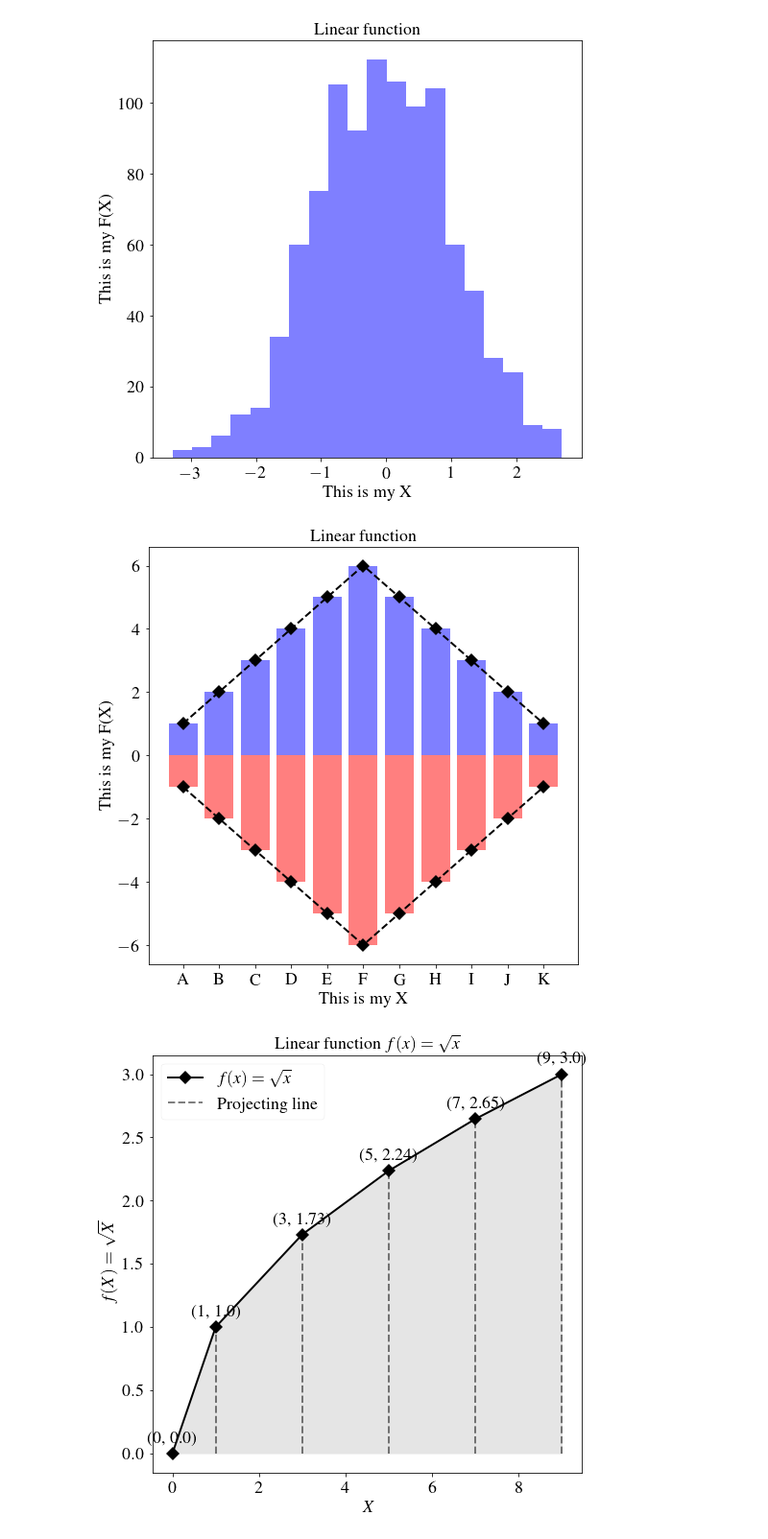
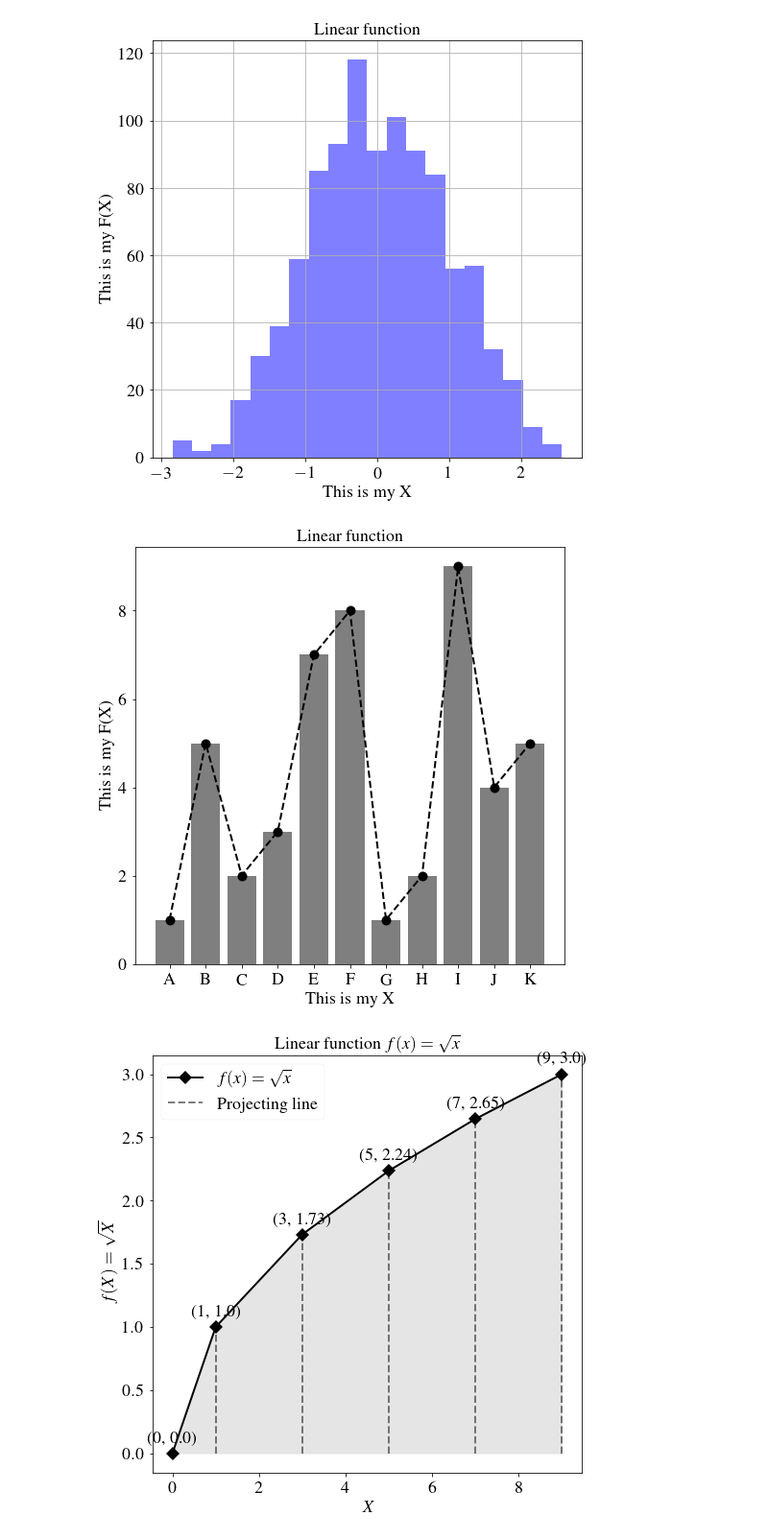
Before and after one commit to qlinhta/my-notes, a Jupyter notebook: teaching/MatplotlibOxford.ipynb, the cells around one changed output. Shown at 96% size. Cells and saved outputs as stored; diff of their text form; code cells hidden in the pictures.

```diff
--- a/teaching/MatplotlibOxford.ipynb
+++ b/teaching/MatplotlibOxford.ipynb
@@ -58,24 +59,23 @@ plt.hist(x, bins=20, color='blue', alpha=0.5)
 plt.xlabel('This is my X')
 plt.ylabel('This is my F(X)')
 plt.title('Linear function')
+plt.grid()
 plt.show()
 # %% [output]
-[figure, old version]
+[figure, new version]
 # %%
 # Example of a bar plot
 x = ['A', 'B', 'C', 'D', 'E', 'F', 'G', 'H', 'I', 'J', 'K']
-y = [1, 2, 3, 4, 5, 6, 5 ,4, 3, 2, 1]
+y = [1, 5, 2, 3, 7, 8, 1, 2, 9, 4, 5]
 plt.subplots(figsize=(8, 8))
-plt.bar(x, y, color=['blue' if i>0 else 'red' for i in y], alpha=0.5)
-plt.plot(x, y, color='black', linestyle='--', linewidth=2, marker='D')
-plt.bar(x, [-i for i in y], color=['red' if i>0 else 'red' for i in y], alpha=0.5)
-plt.plot(x, [-i for i in y], color='black', linestyle='--', linewidth=2, marker='D')
+plt.bar(x, y, color=['black' if i > 0 else 'red' for i in y], alpha=0.5)
+plt.plot(x, y, color='black', linestyle='--', linewidth=2, marker='o')
 plt.xlabel('This is my X')
 plt.ylabel('This is my F(X)')
 plt.title('Linear function')
 plt.show()
 # %% [output]
-[figure, old version]
+[figure, new version]
 # %%
 from math import sqrt
 
```
Also changed, not shown: parts of 7 cells of this notebook, 6 other files.
